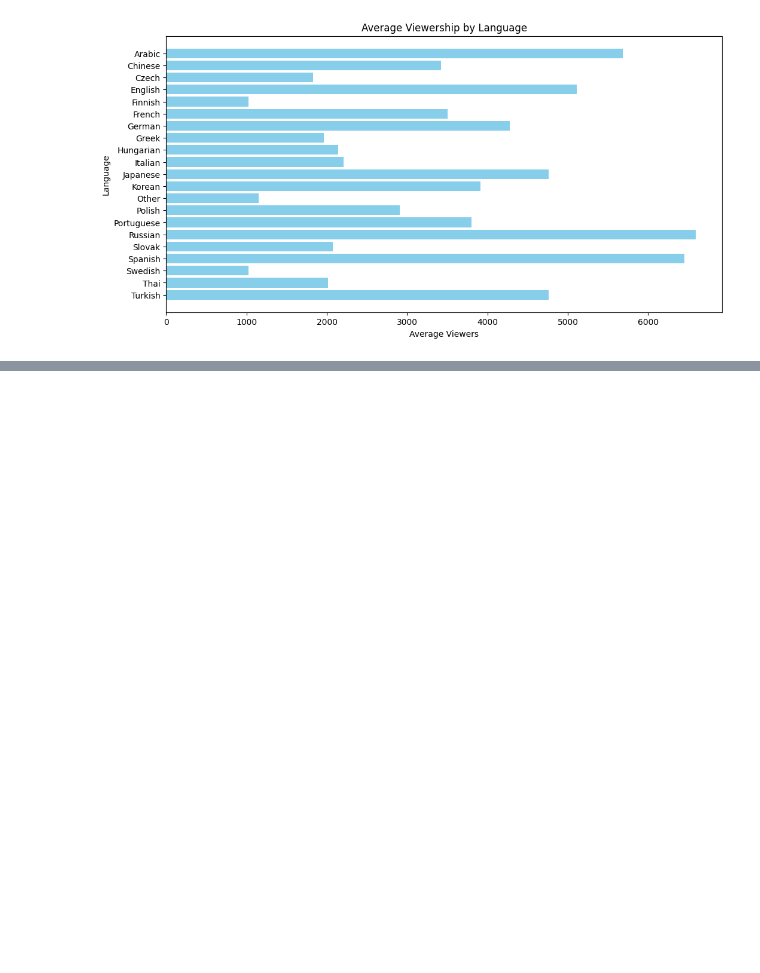
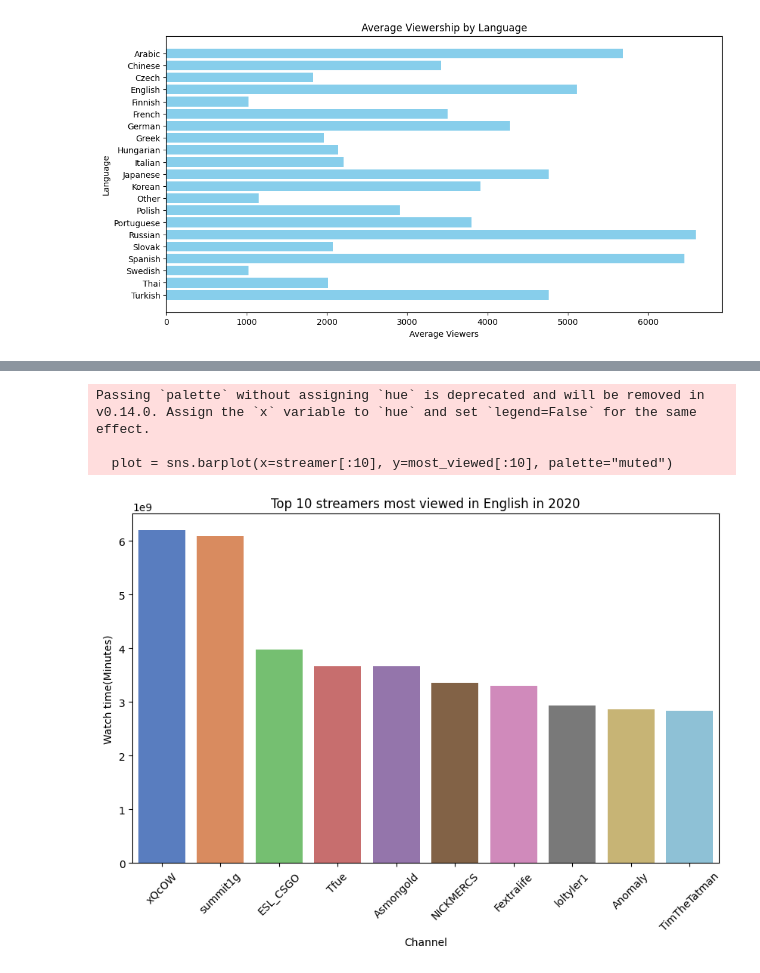
Before and after one commit to JoanWaweru/twitchStreamerAnalysis, a Jupyter notebook: twitchAnalysis.ipynb, the cells around one changed output, grey strips where cells are left out. Cells and saved outputs as stored; diff of their text form; code cells hidden in the pictures; blank space fills up the shorter version.

```diff
--- a/twitchAnalysis.ipynb
+++ b/twitchAnalysis.ipynb
@@ -118,0 +175,23 @@ plt.show()
+# %%
+def get_top_viewed_streamers_plot(language):
+    '''Get streamers stream language and make a plot with the TOP streamers'''
+
+    filter_lng = language.title()
+    streamers_language = twitchData.loc[twitchData["Language"] == filter_lng]
+    streamers_language.reset_index(drop=True, inplace=True)
+
+    streamer = streamers_language["Channel"]
+    most_viewed = streamers_language["Watch time(Minutes)"]
+
+    fig = plt.figure(figsize=(10, 6))
+    plot = sns.barplot(x=streamer[:10], y=most_viewed[:10], palette="muted")
+    plt.title(f"Top 10 streamers most viewed in {language} in 2020")
+    plt.xticks(rotation=45)
+    plt.show()
+# %%
+get_top_viewed_streamers_plot("English")
+# %% [output]
+Passing `palette` without assigning `hue` is deprecated and will be removed in v0.14.0. Assign the `x` variable to `hue` and set `legend=False` for the same effect.
+
+  plot = sns.barplot(x=streamer[:10], y=most_viewed[:10], palette="muted")
+[figure, added]
```
Also changed, not shown: parts of 6 cells of this notebook.
